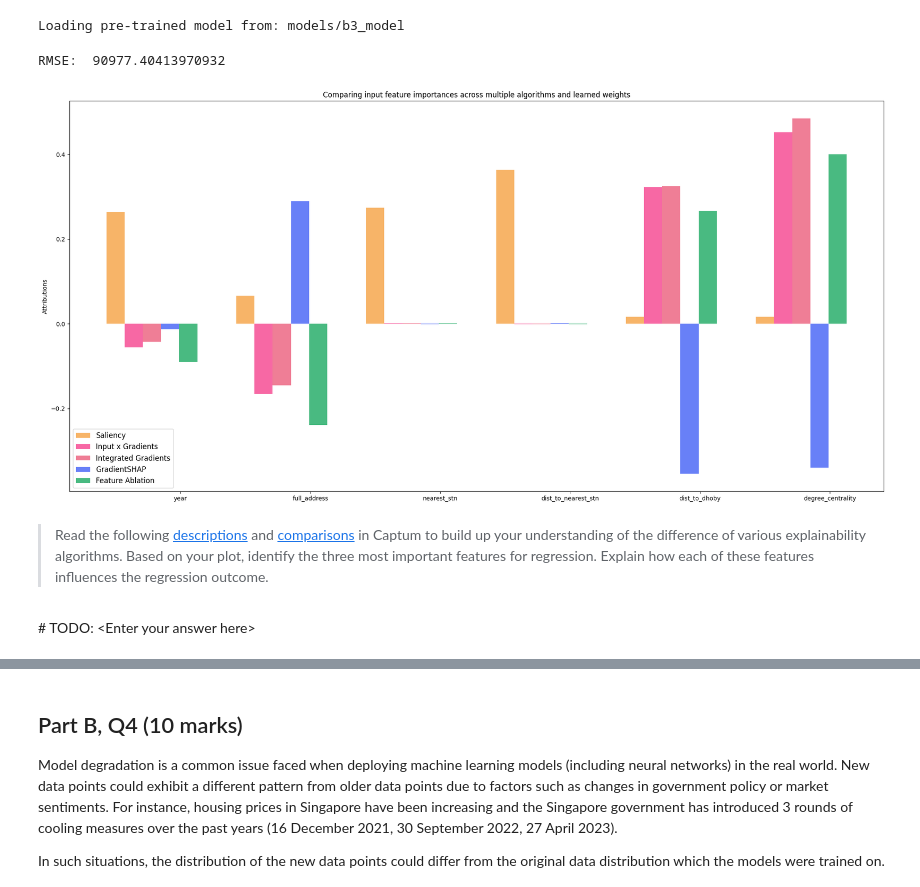
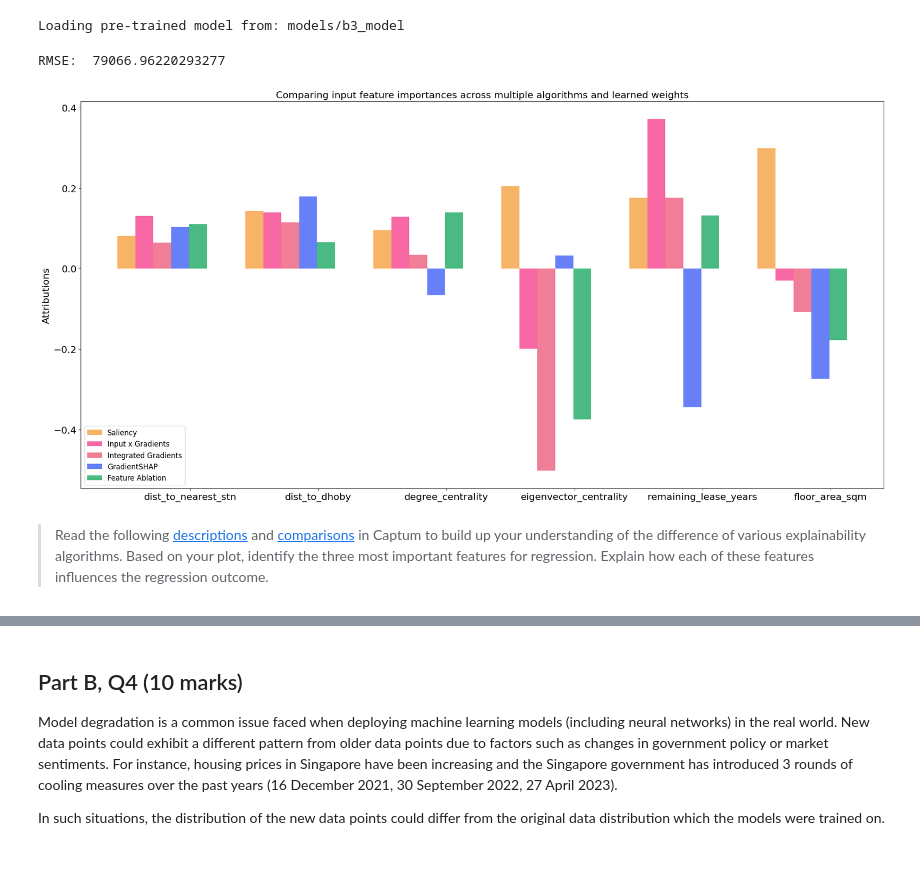
Before and after one commit to yukiwukii/imdb-with-transformer, a Jupyter notebook: Assignment1/Yuki_PartB.ipynb, the cells around one changed output, grey strips where cells are left out. Cells and saved outputs as stored; diff of their text form; code cells hidden in the pictures; blank space fills up the shorter version.

```diff
--- a/Assignment1/Yuki_PartB.ipynb
+++ b/Assignment1/Yuki_PartB.ipynb
@@ -345,21 +291,14 @@ Specifically, make the following changes:
 - Use a feedforward neural network with 3 hidden layers, each having 5 neurons. Train using Adam optimiser with learning rate of 0.001.
 - Use Input x Gradients, Integrated Gradients, DeepLift, GradientSHAP, Feature Ablation. To avoid long running time, you can limit the analysis to the first 1000 samples in test set.
 # %%
-n = 1000
-target = ['resale_price']
-n_epochs = 60
-batch_size = 64
-lr = 0.001
-hidden_neuron = 5
+X_train_scaled = torch.tensor(X_train_scaled, dtype=torch.float)
+y_train = torch.tensor(y_train.values, dtype=torch.float).view(-1, 1)
 
-X_train = torch.tensor(df_train[continuous_cols].values).float()
-y_train = torch.tensor(df_train[target].values).view(-1, 1).float()
+X_test_scaled = torch.tensor(X_test_scaled, dtype=torch.float)
+y_test = torch.tensor(y_test.values, dtype=torch.float).view(-1, 1)
 
-X_test = torch.tensor(df_test[continuous_cols].values).float()
-y_test = torch.tensor(df_test[target].values).view(-1, 1).float()
-
-train_dataset = TensorDataset(X_train, y_train)
-test_dataset = TensorDataset(X_test, y_test)
+train_dataset = TensorDataset(X_train_scaled, y_train)
+test_dataset = TensorDataset(X_test_scaled, y_test)
 
 train_dataloader = DataLoader(train_dataset, batch_size=batch_size, shuffle=True)
 test_dataloader = DataLoader(test_dataset, batch_size=batch_size, shuffle=True)
@@ -394,7 +333,7 @@ b3_model(
 criterion = nn.MSELoss(reduction='sum')
 optimizer = torch.optim.Adam(model.parameters(), lr=lr)
 
-def train(model_inp, optimizer, num_epochs = n_epochs):
+def train(model_inp, optimizer=optimizer, num_epochs=n_epochs):
     for epoch in range(num_epochs):  # loop over the dataset multiple times
         running_loss = 0.0
         for inputs, labels in train_dataloader:
@@ -432,12 +369,12 @@ train_load_save_model(model, SAVED_MODEL_PATH)
 Loading pre-trained model from: models/b3_model
 # %%
 model.eval()
-outputs = model(X_test)
+outputs = model(X_test_scaled)
 err = np.sqrt(mean_squared_error(outputs.detach().numpy(), y_test.detach().numpy()))
 
 print('RMSE: ', err)
 # %% [output]
-RMSE:  90977.40413970932
+RMSE:  79066.96220293277
 # %%
 sal = Saliency(model)
 ixg = InputXGradient(model)
@@ -445,18 +382,16 @@ ig = IntegratedGradients(model)
 gs = GradientShap(model)
 fa = FeatureAblation(model)
 
-shortened_X_test = X_test[:n]
+shortened_X_test = X_test_scaled[:n]
 
 sal_attr_test = sal.attribute(shortened_X_test)
 ixg_attr_test = ixg.attribute(shortened_X_test)
 ig_attr_test = ig.attribute(shortened_X_test, n_steps=50)
-gs_attr_test = gs.attribute(shortened_X_test, X_train)
+gs_attr_test = gs.attribute(shortened_X_test, X_train_scaled)
 fa_attr_test = fa.attribute(shortened_X_test)
 # %%
-feature_names = df_train.drop(target, axis=1).columns
-
-x_axis_data = np.arange(X_test.shape[1])
-x_axis_data_labels = list(map(lambda idx: feature_names[idx], x_axis_data))
+x_axis_data = np.arange(X_test_scaled.shape[1])
+x_axis_data_labels = list(map(lambda idx: continuous_cols[idx], x_axis_data))
 
 sal_attr_test_sum = sal_attr_test.detach().numpy().sum(0)
 sal_attr_test_norm_sum = sal_attr_test_sum / np.linalg.norm(sal_attr_test_sum, ord=1)
@@ -472,39 +407,37 @@ gs_attr_test_norm_sum = gs_attr_test_sum / np.linalg.norm(gs_attr_test_sum, ord=
 
 fa_attr_test_sum = fa_attr_test.detach().numpy().sum(0)
 fa_attr_test_norm_sum = fa_attr_test_sum / np.linalg.norm(fa_attr_test_sum, ord=1)
 
 width = 0.14
 legends = ['Saliency','Input x Gradients', 'Integrated Gradients', 'GradientSHAP', 'Feature Ablation']
 
 plt.figure(figsize=(20, 10))
 
 ax = plt.subplot()
 ax.set_title('Comparing input feature importances across multiple algorithms and learned weights')
 ax.set_ylabel('Attributions')
 
 FONT_SIZE = 16
-plt.rc('font', size=FONT_SIZE)            # fontsize of the text sizes
-plt.rc('axes', titlesize=FONT_SIZE)       # fontsize of the axes title
-plt.rc('axes', labelsize=FONT_SIZE)       # fontsize of the x and y labels
-plt.rc('legend', fontsize=FONT_SIZE - 4)  # fontsize of the legend
+plt.rc('font', size=FONT_SIZE)
+plt.rc('axes', titlesize=FONT_SIZE)
+plt.rc('axes', labelsize=FONT_SIZE)
+plt.rc('legend', fontsize=FONT_SIZE - 4)
 
 ax.bar(x_axis_data, sal_attr_test_norm_sum, width, align='center', alpha=0.8, color='#f5a142')
 ax.bar(x_axis_data + width, ixg_attr_test_norm_sum, width, align='center', alpha=0.8, color='#f5428d')
 ax.bar(x_axis_data + 2 * width, ig_attr_test_norm_sum, width, align='center', alpha=0.8, color='#eb5e7c')
 ax.bar(x_axis_data + 3 * width, gs_attr_test_norm_sum, width, align='center',  alpha=0.8, color='#4260f5')
 ax.bar(x_axis_data + 4 * width, fa_attr_test_norm_sum, width, align='center', alpha=1.0, color='#49ba81')
 
 ax.autoscale_view()
 plt.tight_layout()
 
 ax.set_xticks(x_axis_data + 0.5)
 ax.set_xticklabels(x_axis_data_labels)
 
 plt.legend(legends, loc=3)
 plt.show()
 # %% [output]
-[figure, old version]
+[figure, new version]
 # %% [markdown]
 > Read the following [descriptions](https://captum.ai/docs/attribution_algorithms) and [comparisons](https://captum.ai/docs/algorithms_comparison_matrix) in Captum to build up your understanding of the difference of various explainability algorithms. Based on your plot, identify the three most important features for regression. Explain how each of these features influences the regression outcome.
-# %% [markdown]
-\# TODO: \<Enter your answer here\>
```
Also changed, not shown: parts of 36 cells of this notebook, 54 other files.
